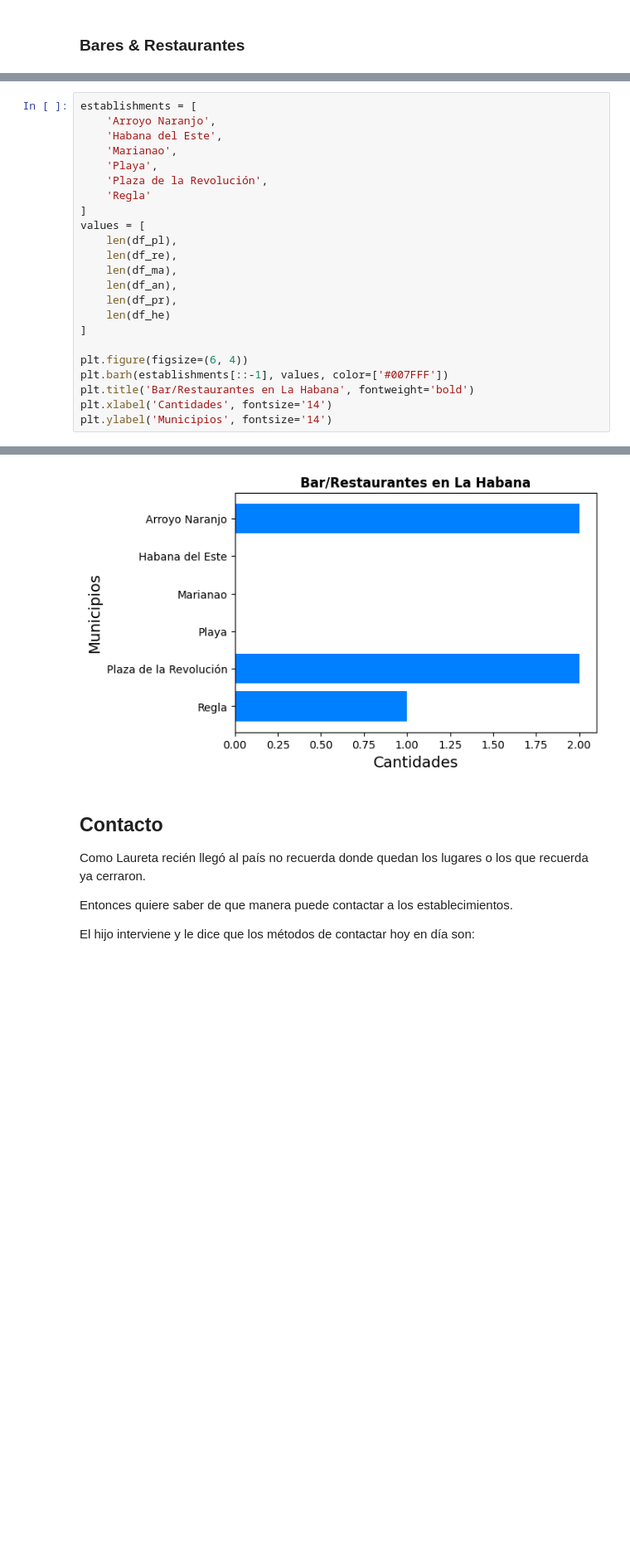
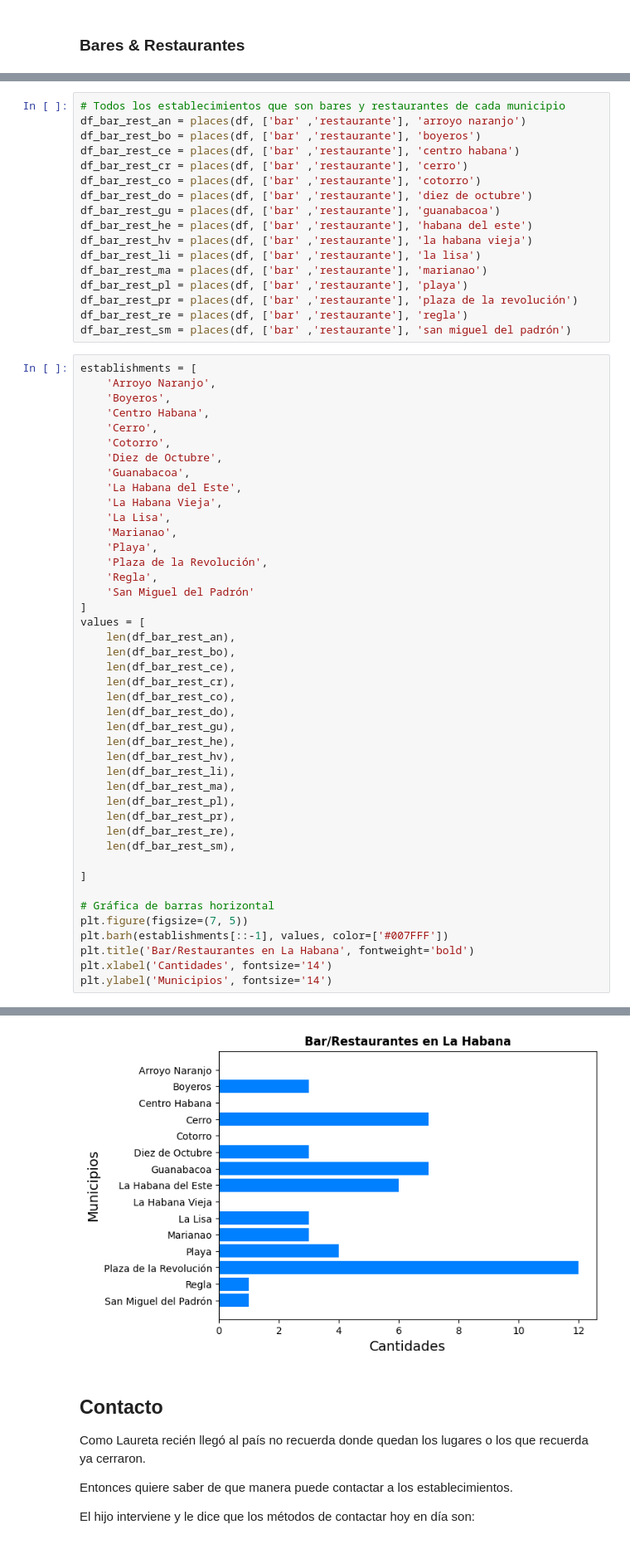
Before and after one commit to liandeveloper/its_possible, a Jupyter notebook: notebook.ipynb, the cells around one changed output, grey strips where cells are left out. Shown: that part at 83% size. Saved outputs shown, nothing was run; the diff lists cells and outputs as text; blank space fills up the shorter version.

```diff
--- a/notebook.ipynb
+++ b/notebook.ipynb
@@ -179,29 +256,66 @@ df_he = places(df, ['bar', 'restaurante'], 'habana del este')
+# %%
+# Todos los establecimientos que son bares y restaurantes de cada municipio
+df_bar_rest_an = places(df, ['bar' ,'restaurante'], 'arroyo naranjo')
+df_bar_rest_bo = places(df, ['bar' ,'restaurante'], 'boyeros')
+df_bar_rest_ce = places(df, ['bar' ,'restaurante'], 'centro habana')
+df_bar_rest_cr = places(df, ['bar' ,'restaurante'], 'cerro')
+df_bar_rest_co = places(df, ['bar' ,'restaurante'], 'cotorro')
+df_bar_rest_do = places(df, ['bar' ,'restaurante'], 'diez de octubre')
+df_bar_rest_gu = places(df, ['bar' ,'restaurante'], 'guanabacoa')
+df_bar_rest_he = places(df, ['bar' ,'restaurante'], 'habana del este')
+df_bar_rest_hv = places(df, ['bar' ,'restaurante'], 'la habana vieja')
+df_bar_rest_li = places(df, ['bar' ,'restaurante'], 'la lisa')
+df_bar_rest_ma = places(df, ['bar' ,'restaurante'], 'marianao')
+df_bar_rest_pl = places(df, ['bar' ,'restaurante'], 'playa')
+df_bar_rest_pr = places(df, ['bar' ,'restaurante'], 'plaza de la revolución')
+df_bar_rest_re = places(df, ['bar' ,'restaurante'], 'regla')
+df_bar_rest_sm = places(df, ['bar' ,'restaurante'], 'san miguel del padrón')
 # %%
 establishments = [
     'Arroyo Naranjo',
-    'Habana del Este',
+    'Boyeros',
+    'Centro Habana',
+    'Cerro',
+    'Cotorro',
+    'Diez de Octubre',
+    'Guanabacoa',
+    'La Habana del Este',
+    'La Habana Vieja',
+    'La Lisa',
     'Marianao',
     'Playa',
     'Plaza de la Revolución',
-    'Regla'
+    'Regla',
+    'San Miguel del Padrón'
 ]
 values = [
-    len(df_pl),
-    len(df_re),
-    len(df_ma),
-    len(df_an),
-    len(df_pr),
-    len(df_he)
+    len(df_bar_rest_an),
+    len(df_bar_rest_bo),
+    len(df_bar_rest_ce),
+    len(df_bar_rest_cr),
+    len(df_bar_rest_co),
+    len(df_bar_rest_do),
+    len(df_bar_rest_gu),
+    len(df_bar_rest_he),
+    len(df_bar_rest_hv),
+    len(df_bar_rest_li),
+    len(df_bar_rest_ma),
+    len(df_bar_rest_pl),
+    len(df_bar_rest_pr),
+    len(df_bar_rest_re),
+    len(df_bar_rest_sm),
+
 ]
 
-plt.figure(figsize=(6, 4))
+# Gráfica de barras horizontal
+plt.figure(figsize=(7, 5))
 plt.barh(establishments[::-1], values, color=['#007FFF'])
 plt.title('Bar/Restaurantes en La Habana', fontweight='bold')
 plt.xlabel('Cantidades', fontsize='14')
 plt.ylabel('Municipios', fontsize='14')
 # %% [output]
 Text(0, 0.5, 'Municipios')
-[figure, old version]
+[figure, new version]
 # %% [markdown]
 ## Contacto
 
```
Also changed, not shown: parts of 40 cells of this notebook, 4 other files.
